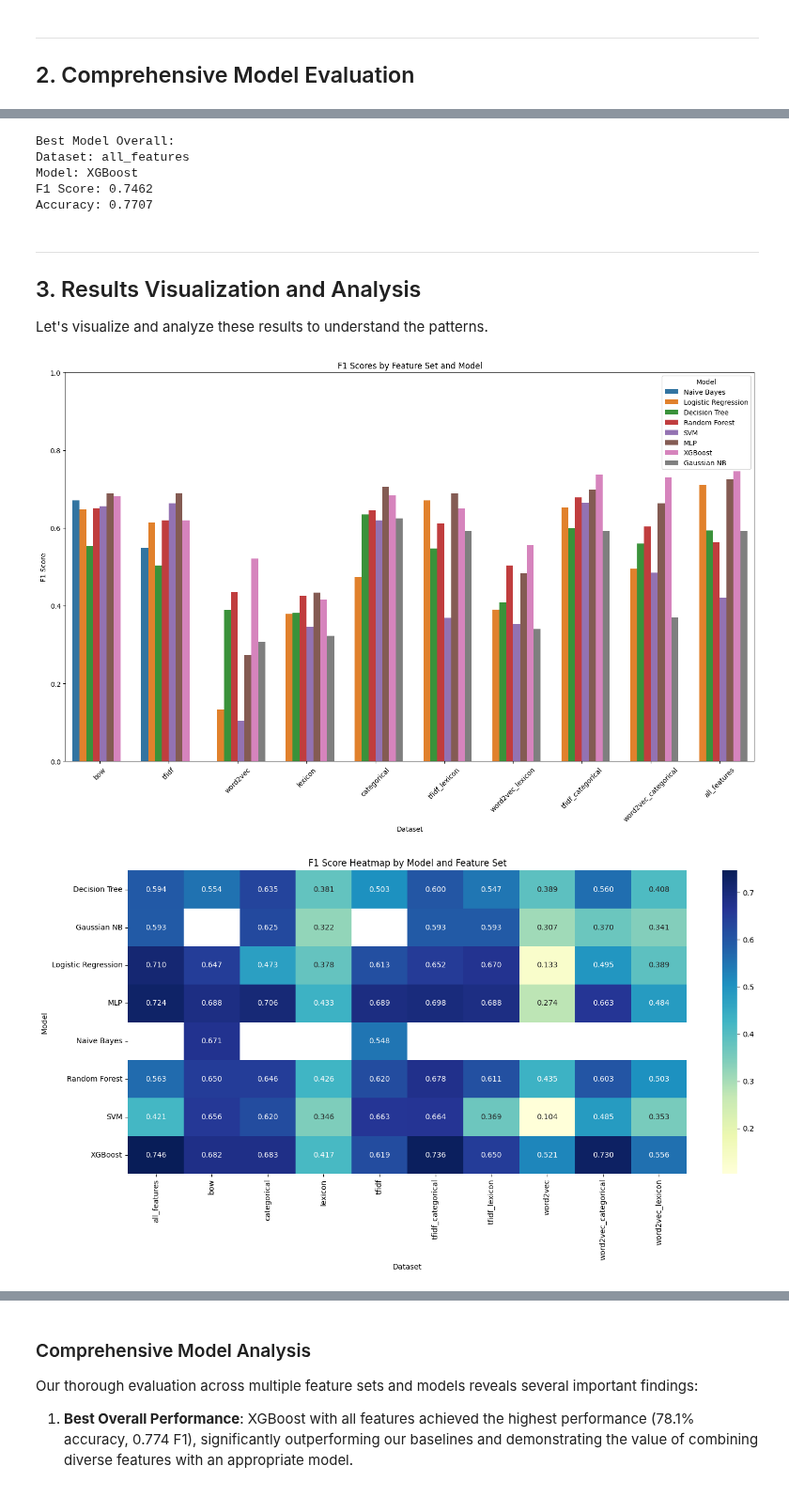
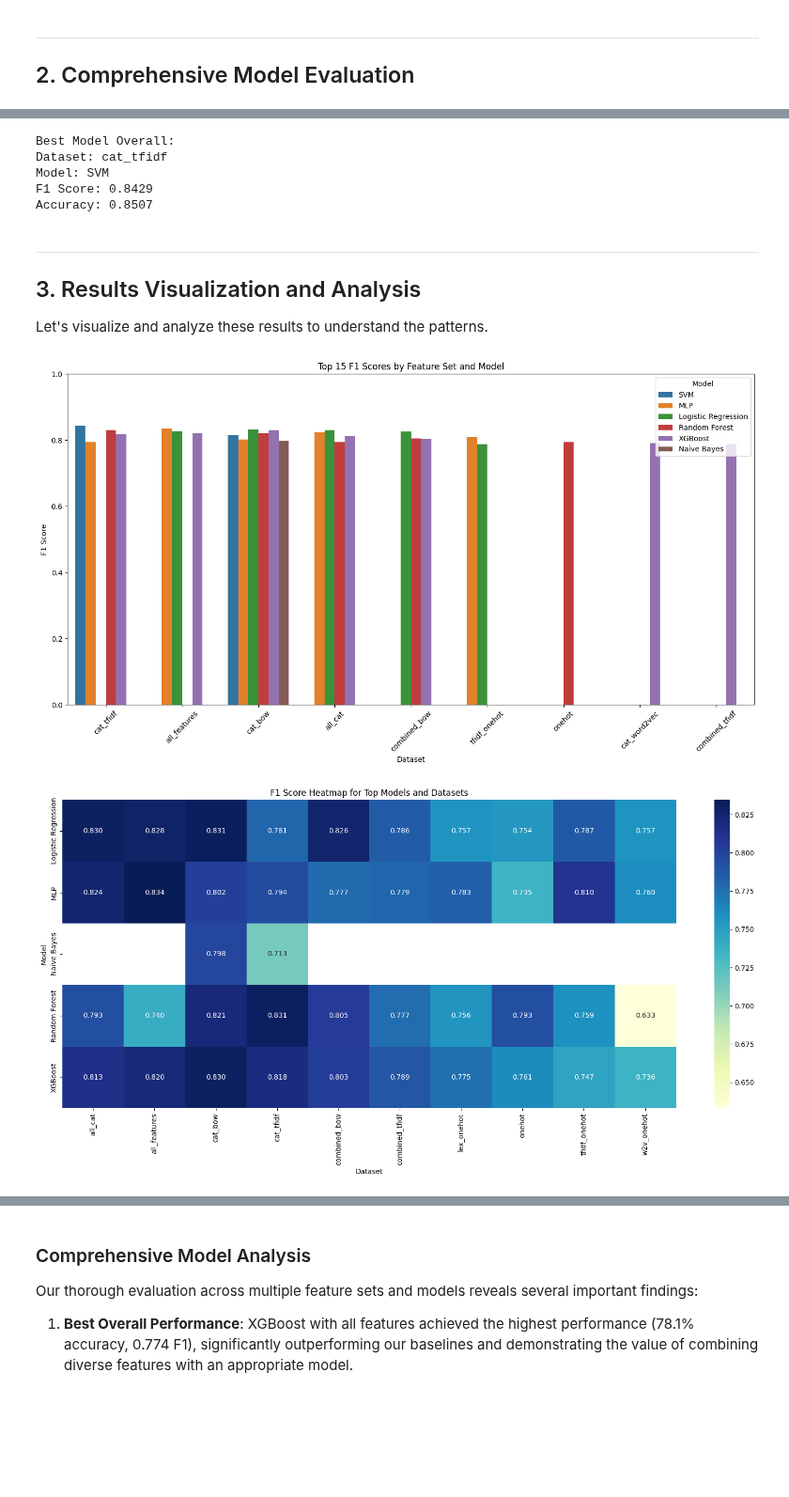
Before and after one commit to franciscoribeiro2003/Emotion_Classifier, a Jupyter notebook: notebooks/03-model-training-and-evaluation.ipynb, the cells around one changed output, grey strips where cells are left out. Shown at 94% size. Cells and saved outputs as stored; diff of their text form; code cells hidden in the pictures; blank space fills up the shorter version.

```diff
--- a/notebooks/03-model-training-and-evaluation.ipynb
+++ b/notebooks/03-model-training-and-evaluation.ipynb
@@ -328,10 +356,19 @@ Training XGBoost on all_features...
 # %%
 # Combine all results
 all_results = pd.concat([
-    results_bow, results_tfidf, results_word2vec, results_lexicon, results_categorical,
-    results_tfidf_lexicon, results_word2vec_lexicon, results_tfidf_categorical,
-    results_word2vec_categorical, results_all
-], ignore_index=True)  # Add ignore_index=True to reset indices
+    # Text-only
+    results_bow, results_tfidf, results_word2vec, results_lexicon, results_all_text,
+    # Categorical-only
+    results_onehot, results_cat_bow, results_cat_tfidf, results_cat_word2vec, results_cat_lexicon, results_all_cat,
+    # Combined
+    results_combined_bow, results_combined_tfidf, results_combined_word2vec, results_combined_lexicon,
+    # Text + One-hot
+    results_tfidf_onehot, results_w2v_onehot, results_lex_onehot,
+    # Mixed
+    results_tfidf_cat_w2v, results_w2v_intensity,
+    # All features
+    results_all
+], ignore_index=True)
 
 # Find best model overall
 best_model_idx = all_results['F1 Score'].idxmax()
@@ -344,51 +381,76 @@ print(f"F1 Score: {best_model_row['F1 Score']:.4f}")
 print(f"Accuracy: {best_model_row['Accuracy']:.4f}")
 # %% [output]
 Best Model Overall:
-Dataset: all_features
-Model: XGBoost
-F1 Score: 0.7462
-Accuracy: 0.7707
+Dataset: cat_tfidf
+Model: SVM
+F1 Score: 0.8429
+Accuracy: 0.8507
 # %% [markdown]
 ---
 ## 3. Results Visualization and Analysis
 Let's visualize and analyze these results to understand the patterns.
 # %%
-# Plot F1 scores by feature set and model
-plt.figure(figsize=(15, 10))
-sns.barplot(x='Dataset', y='F1 Score', hue='Model', data=all_results)
-plt.title('F1 Scores by Feature Set and Model')
+# Plot top 15 F1 scores by dataset and model for readability
+top_results = all_results.sort_values('F1 Score', ascending=False).head(25)
+plt.figure(figsize=(14, 8))
+sns.barplot(x='Dataset', y='F1 Score', hue='Model', data=top_results)
+plt.title('Top 15 F1 Scores by Feature Set and Model')
 plt.xticks(rotation=45)
 plt.ylim(0, 1)
 plt.tight_layout()
 plt.show()
 
 # Create a heatmap to visualize performance across all combinations
-pivot_results = all_results.pivot_table(values='F1 Score', index='Model', columns='Dataset')
-plt.figure(figsize=(15, 8))
+# Use a subset of models and datasets for better readability
+top_models = all_results.groupby('Model')['F1 Score'].mean().nlargest(5).index
+top_datasets = all_results.groupby('Dataset')['F1 Score'].mean().nlargest(10).index
+
+filtered_results = all_results[all_results['Model'].isin(top_models) & all_results['Dataset'].isin(top_datasets)]
+pivot_results = filtered_results.pivot_table(values='F1 Score', index='Model', columns='Dataset')
+
+plt.figure(figsize=(16, 8))
 sns.heatmap(pivot_results, annot=True, cmap='YlGnBu', fmt='.3f')
-plt.title('F1 Score Heatmap by Model and Feature Set')
+plt.title('F1 Score Heatmap for Top Models and Datasets')
 plt.tight_layout()
 plt.show()
 
-# Compare feature sets performance (average across models)
-dataset_performance = all_results.groupby('Dataset')['F1 Score'].mean().sort_values(ascending=False)
+# Compare feature set categories (average across models)
+dataset_categories = {
+    'Text-only': ['bow', 'tfidf', 'word2vec', 'lexicon', 'all_text'],
+    'Categorical-only': ['onehot', 'cat_bow', 'cat_tfidf', 'cat_word2vec', 'cat_lexicon', 'all_cat'],
+    'Combined': ['combined_bow', 'combined_tfidf', 'combined_word2vec', 'combined_lexicon'],
+    'Text + One-hot': ['tfidf_onehot', 'w2v_onehot', 'lex_onehot'],
+    'Mixed': ['tfidf_cat_w2v', 'w2v_intensity'],
+    'All Features': ['all_features']
+}
+
+category_performance = []
+for category, datasets_list in dataset_categories.items():
+    category_results = all_results[all_results['Dataset'].isin(datasets_list)]
+    avg_f1 = category_results['F1 Score'].mean()
+    category_performance.append({'Category': category, 'Average F1 Score': avg_f1})
+
+category_df = pd.DataFrame(category_performance).sort_values('Average F1 Score', ascending=False)
+
 plt.figure(figsize=(12, 6))
-dataset_performance.plot(kind='bar')
-plt.title('Average F1 Score by Feature Set')
+sns.barplot(x='Category', y='Average F1 Score', data=category_df)
+plt.title('Average F1 Score by Feature Category')
+plt.xlabel('Feature Category')
 plt.ylabel('Mean F1 Score')
 plt.ylim(0, 1)
+plt.xticks(rotation=45)
 plt.tight_layout()
 plt.show()
 
-# Compare model performance (average across feature sets)
+# Compare model performance (average across all feature sets)
 model_performance = all_results.groupby('Model')['F1 Score'].mean().sort_values(ascending=False)
 plt.figure(figsize=(12, 6))
 model_performance.plot(kind='bar')
 plt.title('Average F1 Score by Model')
 plt.ylabel('Mean F1 Score')
 plt.ylim(0, 1)
 plt.tight_layout()
 plt.show()
 # %% [output]
-[figure, old version]
+[figure, new version]
-[figure, old version]
+[figure, new version]
```
Also changed, not shown: parts of 8 cells of this notebook, 2 other files.
